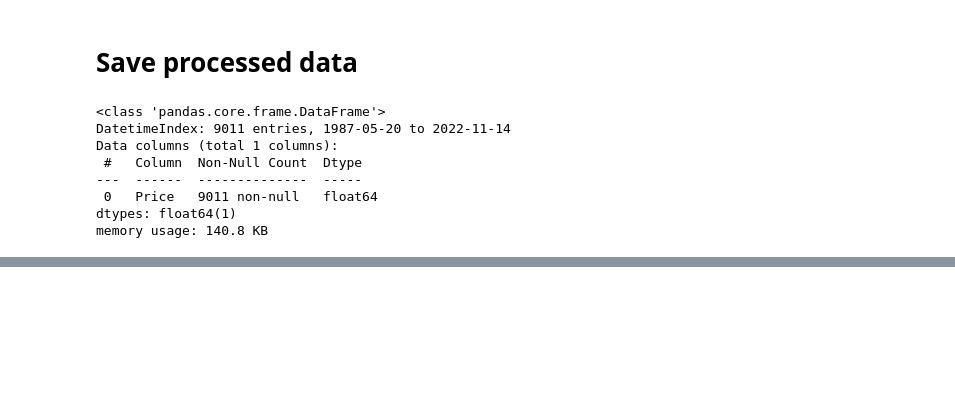
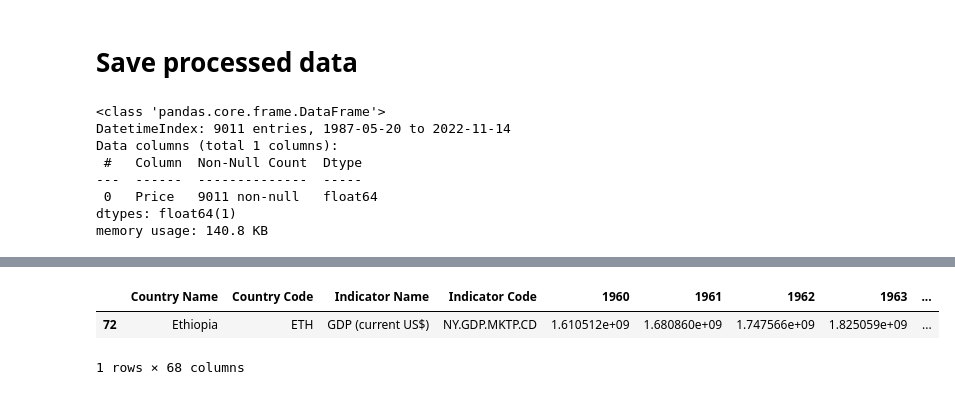
Before and after one commit to DegaregeN/Time-series-data-modeling-, a Jupyter notebook: notebooks/01-data-preprocessing.ipynb, the cells around one changed output, grey strips where cells are left out. Cells and saved outputs as stored; diff of their text form; code cells hidden in the pictures; blank space fills up the shorter version.

```diff
--- a/notebooks/01-data-preprocessing.ipynb
+++ b/notebooks/01-data-preprocessing.ipynb
@@ -94,0 +171,8 @@ memory usage: 140.8 KB
+# %%
+# Select rows where 'Country Name' is 'Ethiopia'
+ethiopia_data = df1[df1['Country Name'] == 'Ethiopia']
+ethiopia_data
+# %% [output]
+|  | Country Name | Country Code | Indicator Name | Indicator Code | 1960 | 1961 | 1962 | 1963 | ... |
+| 72 | Ethiopia | ETH | GDP (current US$) | NY.GDP.MKTP.CD | 1.610512e+09 | 1.680860e+09 | 1.747566e+09 | 1.825059e+09 | ... |
+1 rows × 68 columns
```
Also changed, not shown: parts of 6 cells of this notebook, 1 other file.
